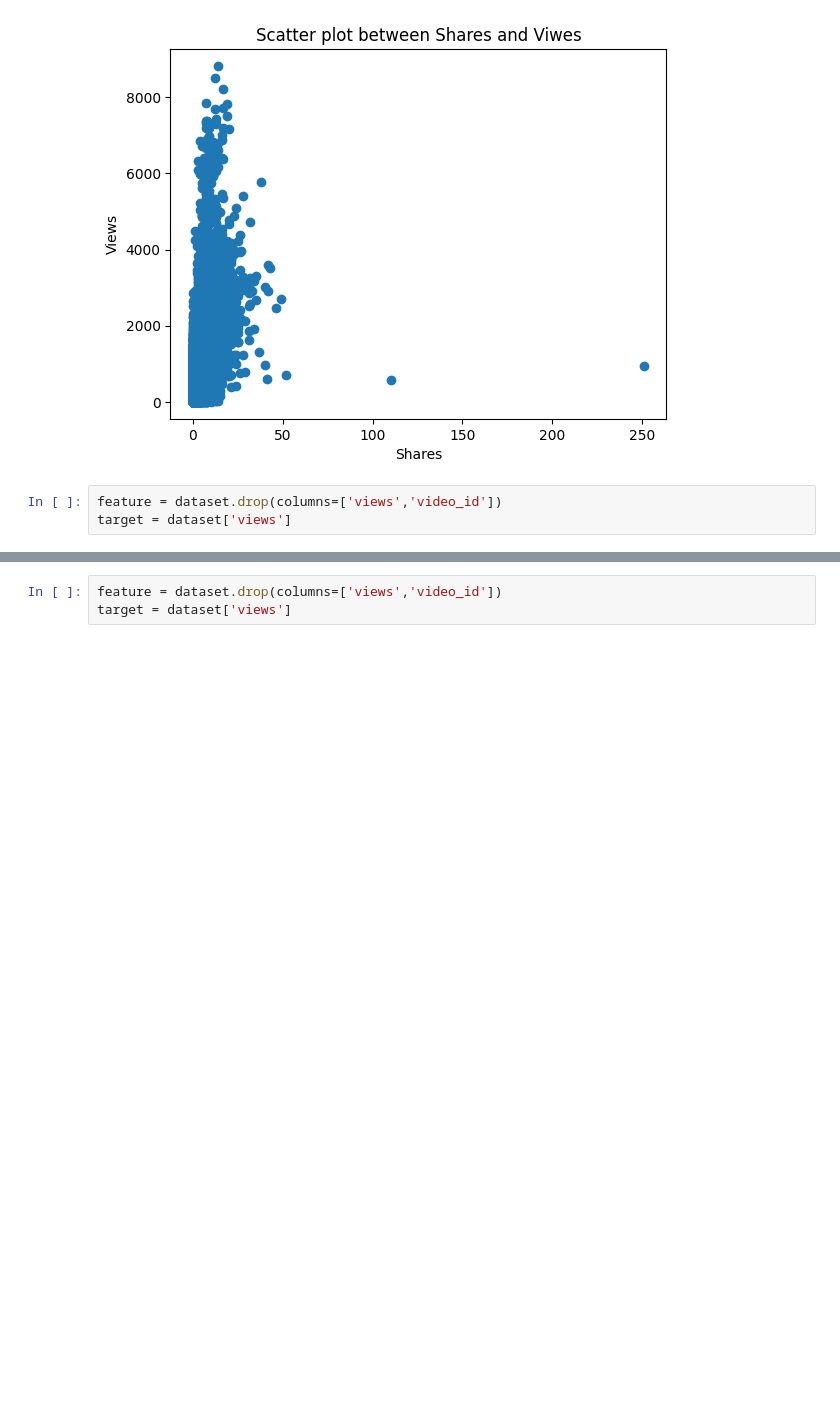
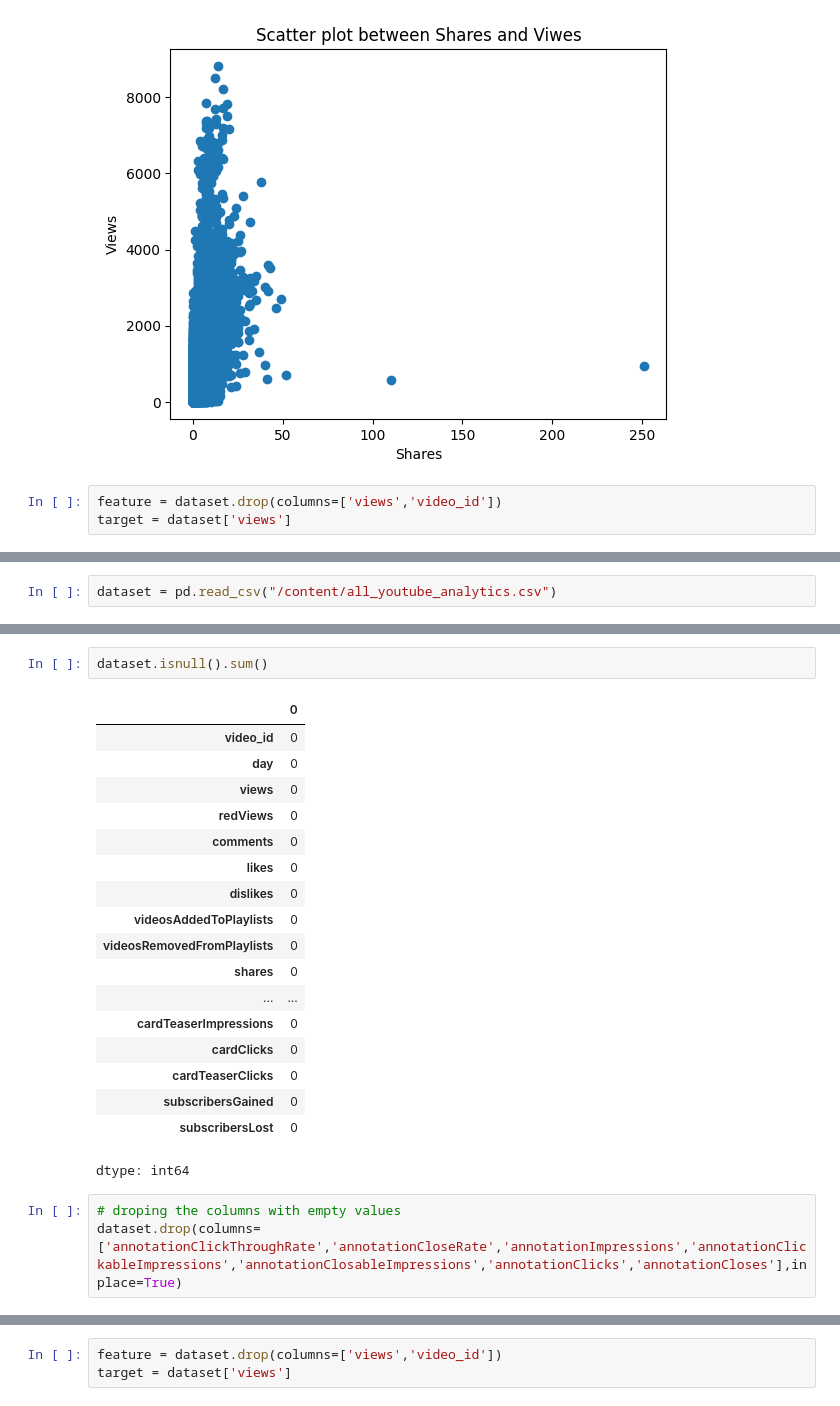
Before and after one commit to GENTLEW1ND/Yt_End2End, a Jupyter notebook: research/Youtube_channel_analytics (1).ipynb, the cells around one changed output, grey strips where cells are left out. Saved outputs shown, nothing was run; the diff lists cells and outputs as text; blank space fills up the shorter version.

```diff
--- a/research/Youtube_channel_analytics (1).ipynb
+++ b/research/Youtube_channel_analytics (1).ipynb
@@ -169,0 +211,2 @@ Name: views, dtype: float64
+# %%
+dataset = pd.read_csv("/content/all_youtube_analytics.csv")
@@ -169,0 +270,24 @@ Name: views, dtype: float64
+# %%
+dataset.isnull().sum()
+# %% [output]
+|  | 0 |
+| video_id | 0 |
+| day | 0 |
+| views | 0 |
+| redViews | 0 |
+| comments | 0 |
+| likes | 0 |
+| dislikes | 0 |
+| videosAddedToPlaylists | 0 |
+| videosRemovedFromPlaylists | 0 |
+| shares | 0 |
+| ... | ... |
+| cardTeaserImpressions | 0 |
+| cardClicks | 0 |
+| cardTeaserClicks | 0 |
+| subscribersGained | 0 |
+| subscribersLost | 0 |
+dtype: int64
+# %%
+# droping the columns with empty values
+dataset.drop(columns=['annotationClickThroughRate','annotationCloseRate','annotationImpressions','annotationClickableImpressions','annotationClosableImpressions','annotationClicks','annotationCloses'],inplace=True)
```
Also changed, not shown: parts of 23 cells of this notebook, 32 other files.
